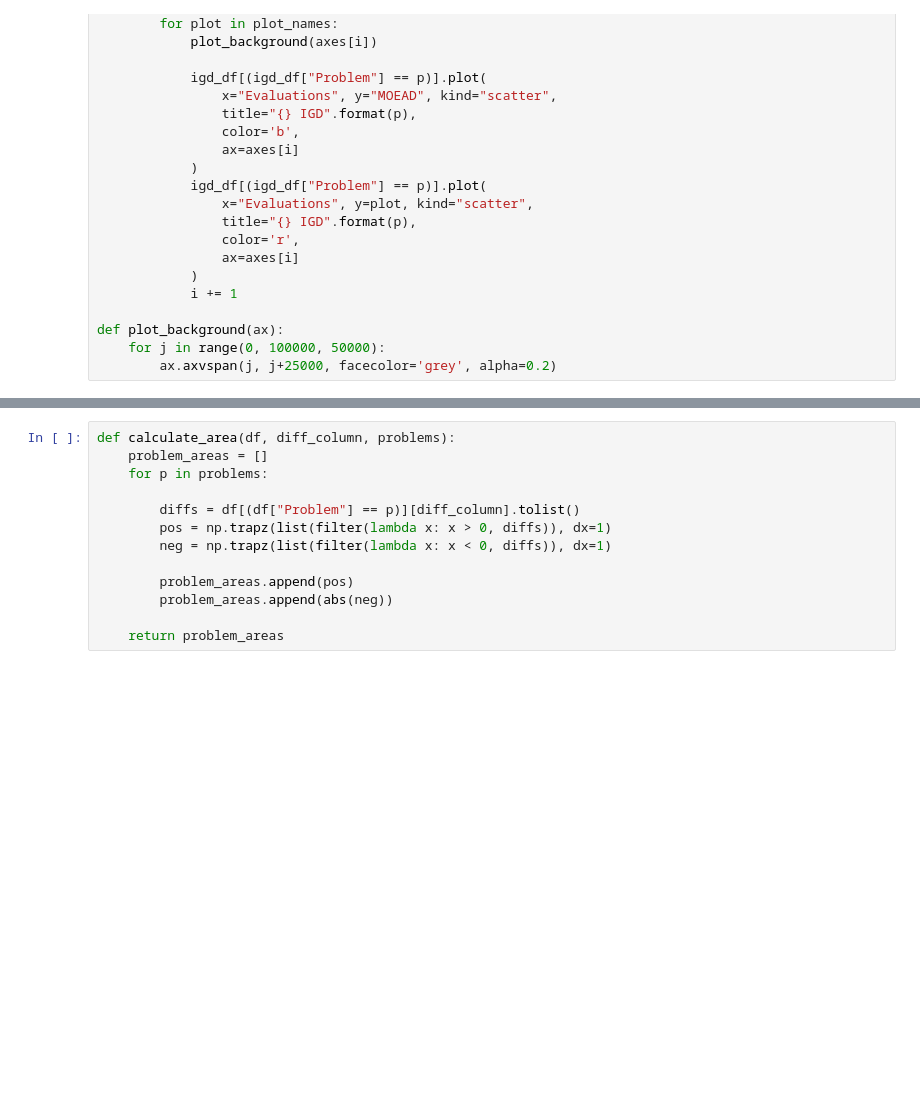
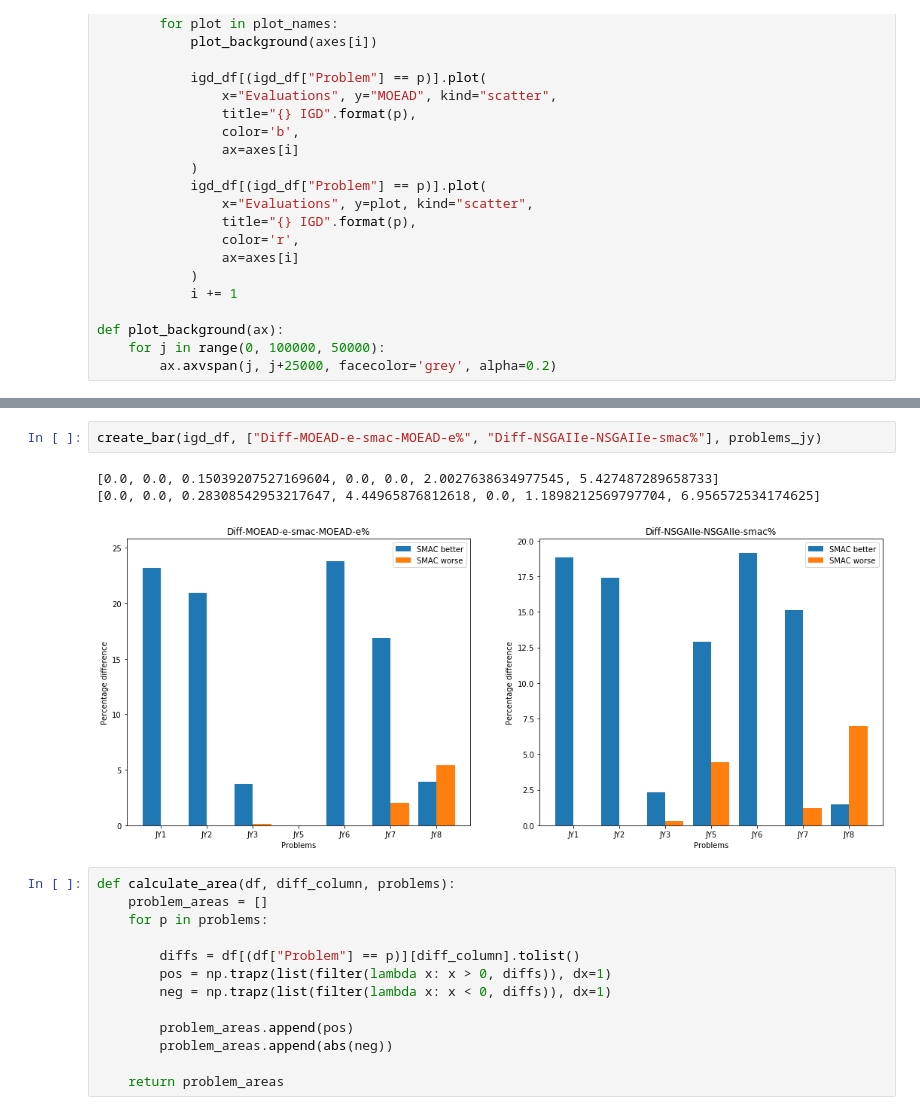
Before and after one commit to 12yuens2/cmlsga-jmetalpy, a Jupyter notebook: igd.ipynb, the cells around one changed output, grey strips where cells are left out. Drawn from its saved outputs; the diff is of its cells as text; blank space fills up the shorter version.

```diff
--- a/igd.ipynb
+++ b/igd.ipynb
@@ -301,3 +340,9 @@ def create_pie(df, plotnames, problems):
+# %%
+create_bar(igd_df, ["Diff-MOEAD-e-smac-MOEAD-e%", "Diff-NSGAIIe-NSGAIIe-smac%"], problems_jy)
+# %% [output]
+[0.0, 0.0, 0.15039207527169604, 0.0, 0.0, 2.0027638634977545, 5.427487289658733]
+[0.0, 0.0, 0.28308542953217647, 4.44965876812618, 0.0, 1.1898212569797704, 6.956572534174625]
+[figure, added]
 # %%
 def calculate_area(df, diff_column, problems):
     problem_areas = []
```
Also changed, not shown: parts of 24 cells of this notebook.
